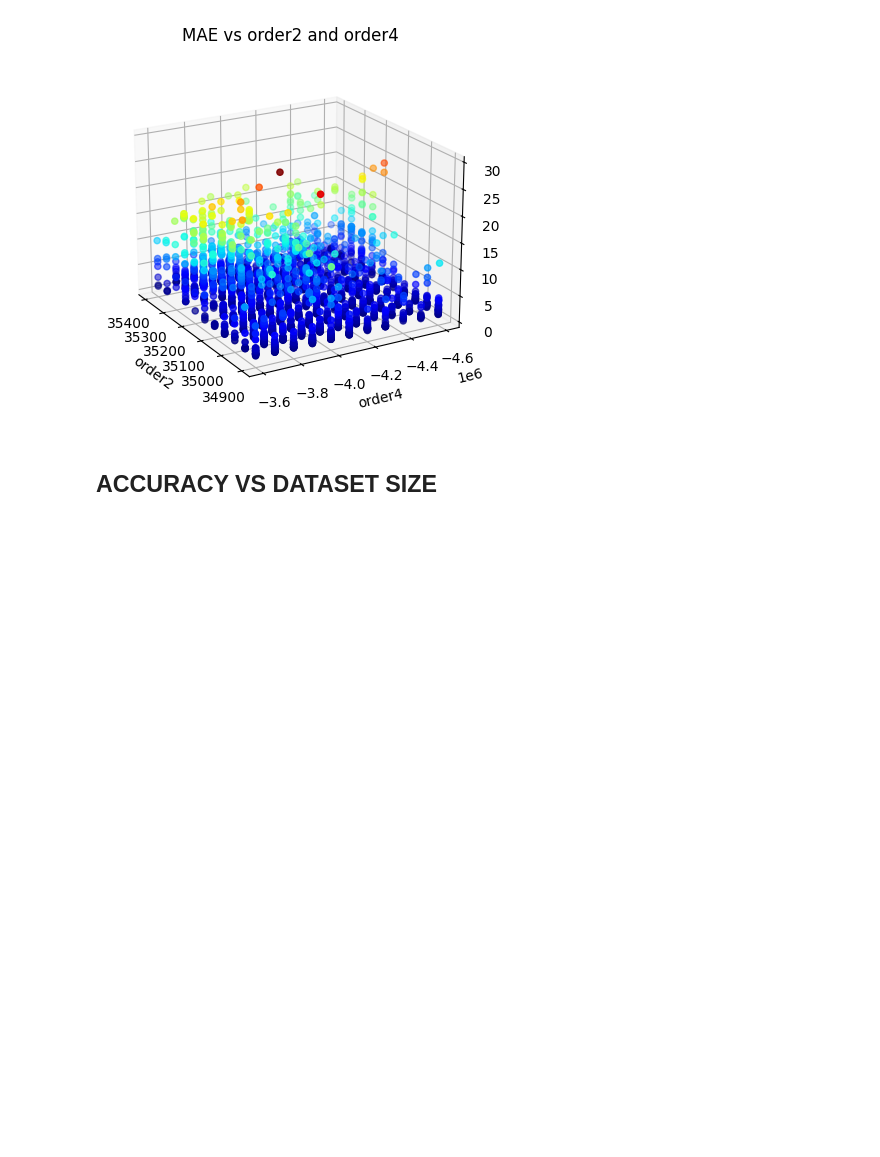
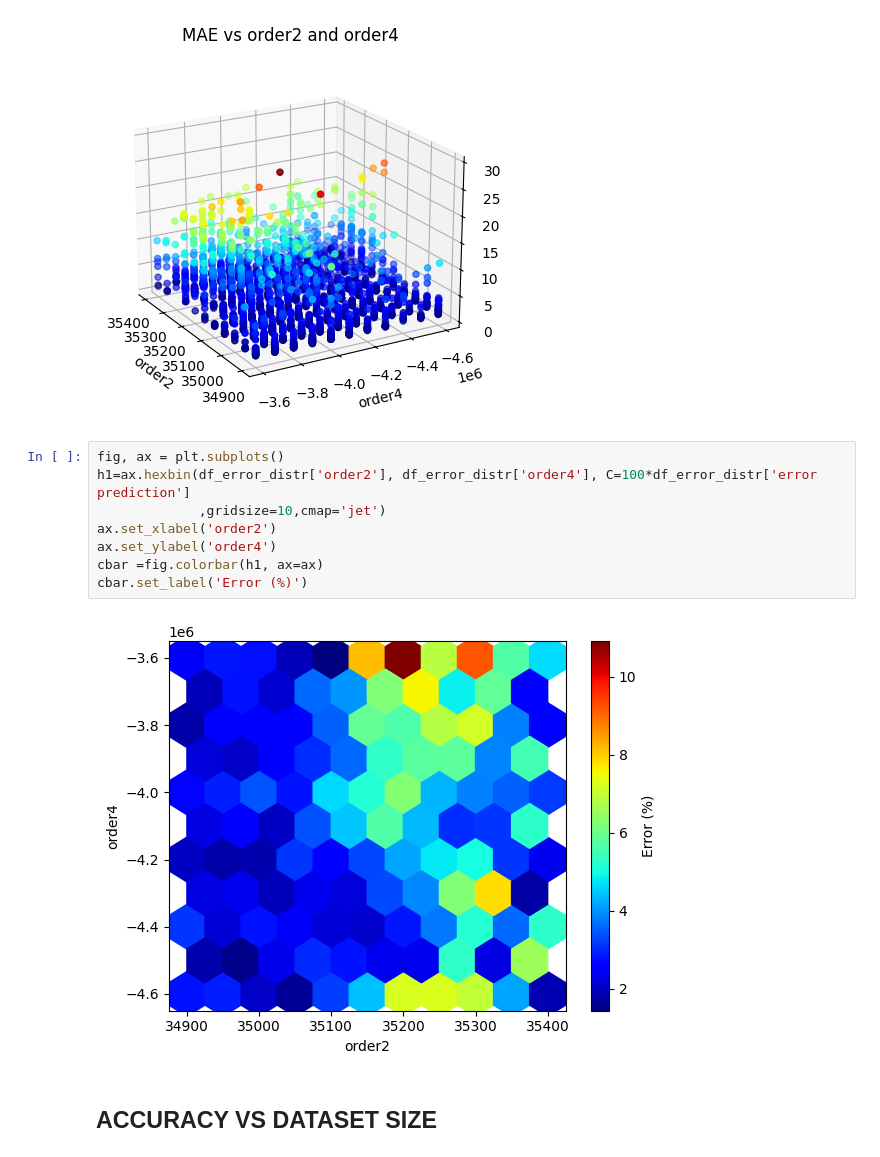
Before and after one commit to javierhndev/laps-ml, a Jupyter notebook: forward_model_analysis.ipynb, the cells around one changed output. Cells and saved outputs as stored; diff of their text form; blank space fills up the shorter version.

```diff
--- a/forward_model_analysis.ipynb
+++ b/forward_model_analysis.ipynb
@@ -151,6 +151,16 @@ plt.title('MAE vs order2 and order4')
 plt.show()
 # %% [output]
 [figure]
+# %%
+fig, ax = plt.subplots()
+h1=ax.hexbin(df_error_distr['order2'], df_error_distr['order4'], C=100*df_error_distr['error prediction']
+             ,gridsize=10,cmap='jet')
+ax.set_xlabel('order2')
+ax.set_ylabel('order4')
+cbar =fig.colorbar(h1, ax=ax)
+cbar.set_label('Error (%)')
+# %% [output]
+[figure, added]
 # %% [markdown]
 ## ACCURACY VS DATASET SIZE
 # %%
```
Also changed, not shown: parts of 18 cells of this notebook, 21 other files.
